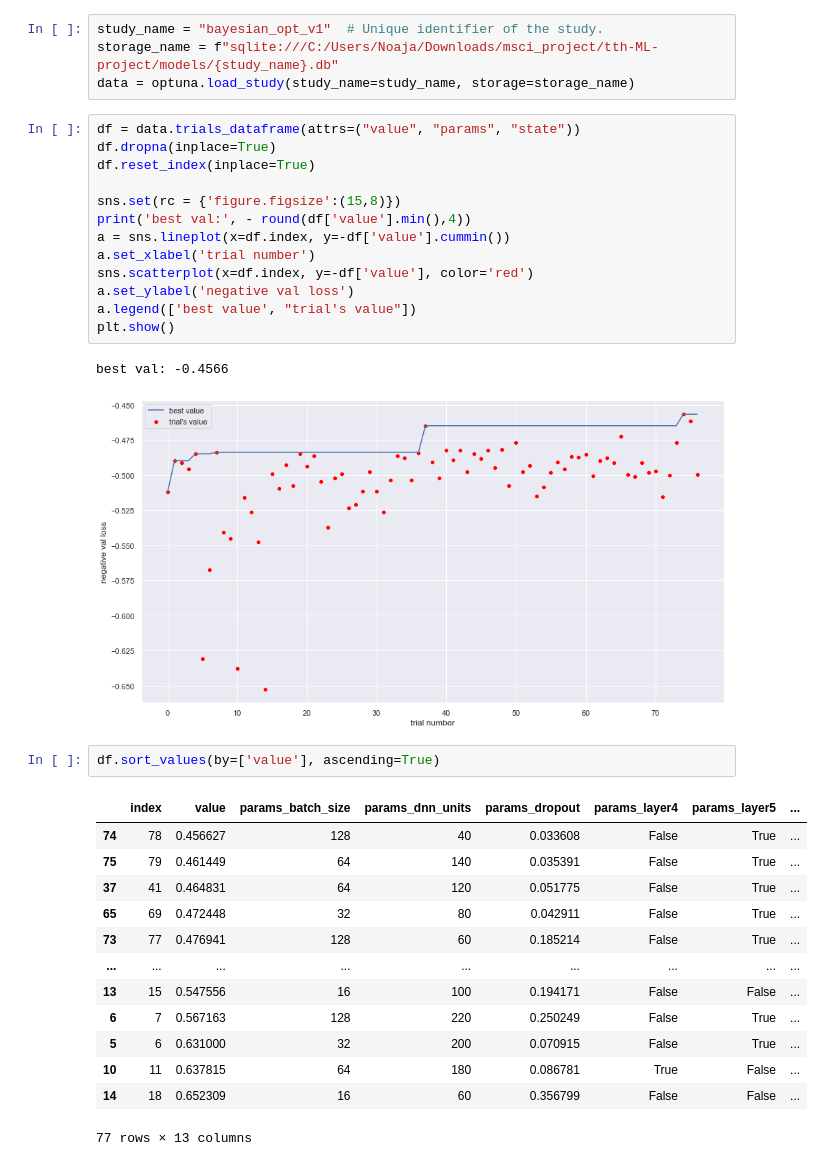
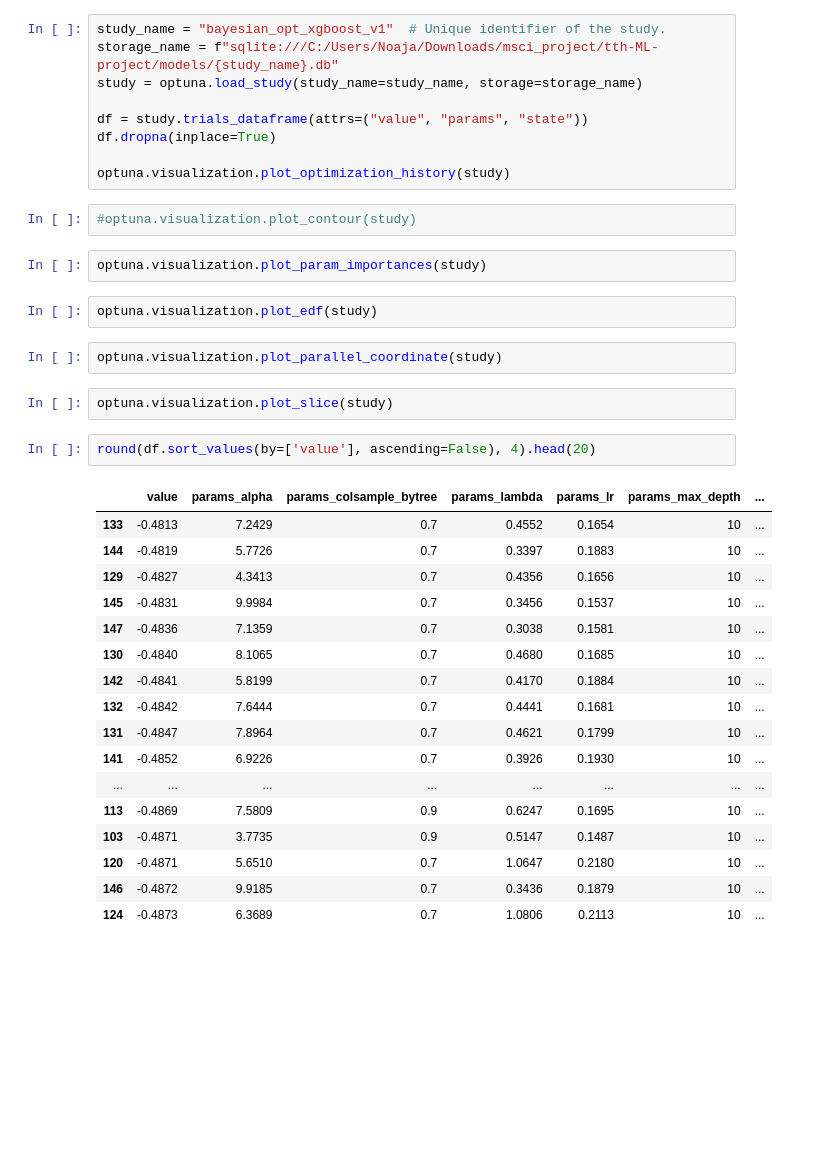
Before and after one commit to NoahHA/tth-ML-project, a Jupyter notebook: notebooks/data_analysis/optuna_analysis.ipynb, the cells around one changed output. Saved outputs shown, nothing was run; the diff lists cells and outputs as text; blank space fills up the shorter version.

Commit message:
added xgboost hyperparameter tuning

```diff
--- a/notebooks/data_analysis/optuna_analysis.ipynb
+++ b/notebooks/data_analysis/optuna_analysis.ipynb
@@ -6,37 +4,40 @@ import seaborn as sns
 import optuna
 # %%
-study_name = "bayesian_opt_v1"  # Unique identifier of the study.
+study_name = "bayesian_opt_xgboost_v1"  # Unique identifier of the study.
 storage_name = f"sqlite:///C:/Users/Noaja/Downloads/msci_project/tth-ML-project/models/{study_name}.db"
-data = optuna.load_study(study_name=study_name, storage=storage_name)
+study = optuna.load_study(study_name=study_name, storage=storage_name)
+
+df = study.trials_dataframe(attrs=("value", "params", "state"))
+df.dropna(inplace=True)
+
+optuna.visualization.plot_optimization_history(study)
-# %%
-df = data.trials_dataframe(attrs=("value", "params", "state"))
-df.dropna(inplace=True)
-df.reset_index(inplace=True)
-
-sns.set(rc = {'figure.figsize':(15,8)})
-print('best val:', - round(df['value'].min(),4))
-a = sns.lineplot(x=df.index, y=-df['value'].cummin())
-a.set_xlabel('trial number')
-sns.scatterplot(x=df.index, y=-df['value'], color='red')
-a.set_ylabel('negative val loss')
-a.legend(['best value', "trial's value"])
-plt.show()
-# %% [output]
-best val: -0.4566
-[figure, removed]
+# %%
+#optuna.visualization.plot_contour(study)
+# %%
+optuna.visualization.plot_param_importances(study)
+# %%
+optuna.visualization.plot_edf(study)
+# %%
+optuna.visualization.plot_parallel_coordinate(study)
+# %%
+optuna.visualization.plot_slice(study)
 # %%
-df.sort_values(by=['value'], ascending=True)
+round(df.sort_values(by=['value'], ascending=False), 4).head(20)
 # %% [output]
-|  | index | value | params_batch_size | params_dnn_units | params_dropout | params_layer4 | params_layer5 | ... |
-| 74 | 78 | 0.456627 | 128 | 40 | 0.033608 | False | True | ... |
-| 75 | 79 | 0.461449 | 64 | 140 | 0.035391 | False | True | ... |
-| 37 | 41 | 0.464831 | 64 | 120 | 0.051775 | False | True | ... |
-| 65 | 69 | 0.472448 | 32 | 80 | 0.042911 | False | True | ... |
-| 73 | 77 | 0.476941 | 128 | 60 | 0.185214 | False | True | ... |
-| ... | ... | ... | ... | ... | ... | ... | ... | ... |
-| 13 | 15 | 0.547556 | 16 | 100 | 0.194171 | False | False | ... |
-| 6 | 7 | 0.567163 | 128 | 220 | 0.250249 | False | True | ... |
-| 5 | 6 | 0.631000 | 32 | 200 | 0.070915 | False | True | ... |
-| 10 | 11 | 0.637815 | 64 | 180 | 0.086781 | True | False | ... |
-| 14 | 18 | 0.652309 | 16 | 60 | 0.356799 | False | False | ... |
+|  | value | params_alpha | params_colsample_bytree | params_lambda | params_lr | params_max_depth | ... |
+| 133 | -0.4813 | 7.2429 | 0.7 | 0.4552 | 0.1654 | 10 | ... |
+| 144 | -0.4819 | 5.7726 | 0.7 | 0.3397 | 0.1883 | 10 | ... |
+| 129 | -0.4827 | 4.3413 | 0.7 | 0.4356 | 0.1656 | 10 | ... |
+| 145 | -0.4831 | 9.9984 | 0.7 | 0.3456 | 0.1537 | 10 | ... |
+| 147 | -0.4836 | 7.1359 | 0.7 | 0.3038 | 0.1581 | 10 | ... |
+| 130 | -0.4840 | 8.1065 | 0.7 | 0.4680 | 0.1685 | 10 | ... |
+| 142 | -0.4841 | 5.8199 | 0.7 | 0.4170 | 0.1884 | 10 | ... |
+| 132 | -0.4842 | 7.6444 | 0.7 | 0.4441 | 0.1681 | 10 | ... |
+| 131 | -0.4847 | 7.8964 | 0.7 | 0.4621 | 0.1799 | 10 | ... |
+| 141 | -0.4852 | 6.9226 | 0.7 | 0.3926 | 0.1930 | 10 | ... |
+| ... | ... | ... | ... | ... | ... | ... | ... |
+| 113 | -0.4869 | 7.5809 | 0.9 | 0.6247 | 0.1695 | 10 | ... |
+| 103 | -0.4871 | 3.7735 | 0.9 | 0.5147 | 0.1487 | 10 | ... |
+| 120 | -0.4871 | 5.6510 | 0.7 | 1.0647 | 0.2180 | 10 | ... |
+| 146 | -0.4872 | 9.9185 | 0.7 | 0.3436 | 0.1879 | 10 | ... |
+| 124 | -0.4873 | 6.3689 | 0.7 | 1.0806 | 0.2113 | 10 | ... |
-77 rows × 13 columns
```
Also changed, not shown: parts of 1 cell of this notebook, 16 other files.
